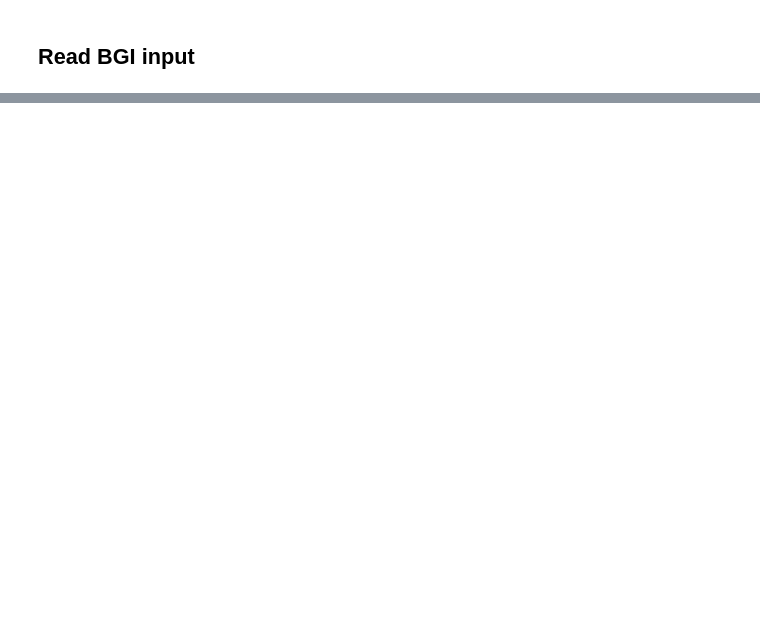
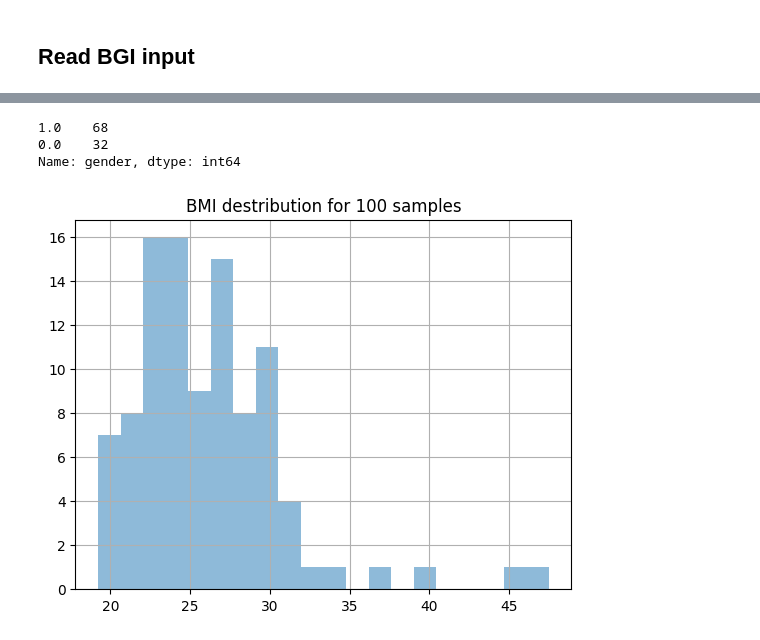
Before and after one commit to Chartiza/2023_TwoSamples_Sets, a Jupyter notebook: Two_sets.ipynb, the cells around one changed output, grey strips where cells are left out. Saved outputs shown, nothing was run; the diff lists cells and outputs as text; code cells hidden in the pictures; blank space fills up the shorter version.

```diff
--- a/Two_sets.ipynb
+++ b/Two_sets.ipynb
@@ -103,0 +142,14 @@ plt.pie(results[byI].value_counts(), labels=results[byI].value_counts().index, a
+# %%
+pb['gender'].value_counts()
+#plt.pie(pb['gender'].value_counts())
+# %% [output]
+1.0    68
+0.0    32
+Name: gender, dtype: int64
+# %%
+pb['BMI'].hist(bins=20, alpha=0.5)
+plt.title('BMI destribution for 100 samples')
+
+plt.savefig('results/100_BMI.png', dpi=300)
+# %% [output]
+[figure, added]
```
Also changed, not shown: parts of 21 cells of this notebook.
